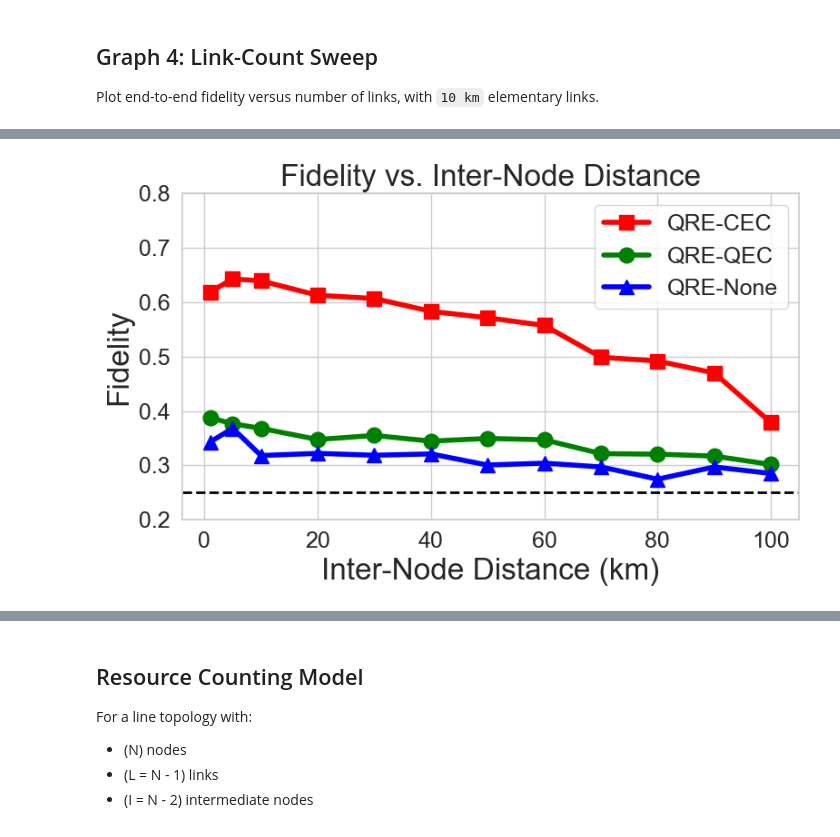
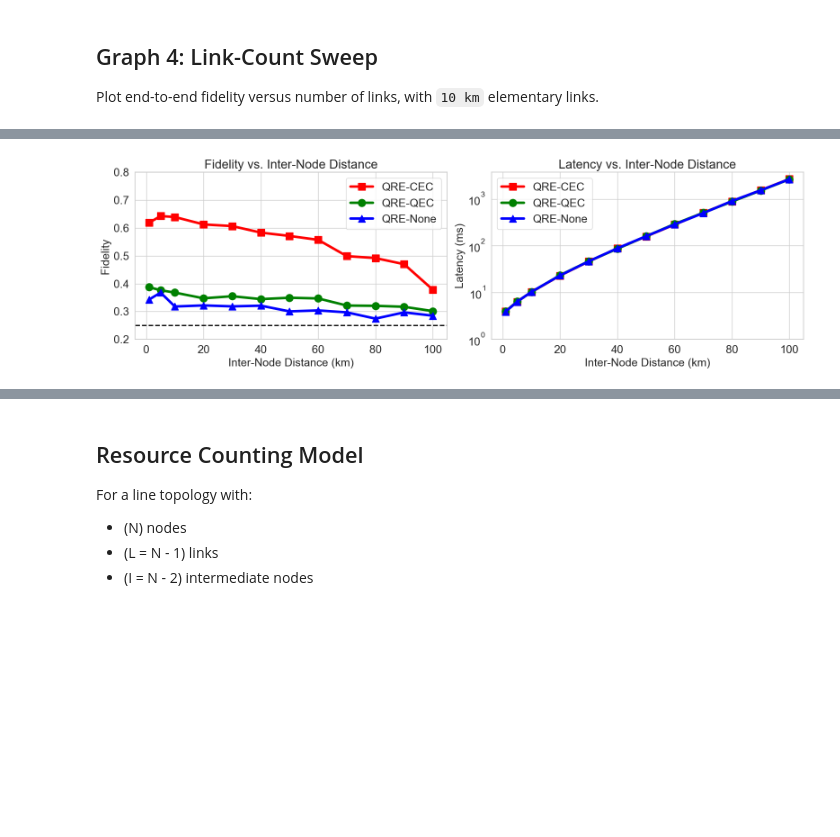
Before and after one commit to SagarPatange/QEC, a Jupyter notebook: plot.ipynb, the cells around one changed output, grey strips where cells are left out. Saved outputs shown, nothing was run; the diff lists cells and outputs as text; code cells hidden in the pictures; blank space fills up the shorter version.

```diff
--- a/plot.ipynb
+++ b/plot.ipynb
@@ -178,9 +178,9 @@ else:
     for protocol in ["cec", "qec", "none"]:
         data = graph1_summary[graph1_summary["correction_mode"] == protocol]
         ax.plot(data["two_qubit_gate_fidelity"], data["mean_fidelity"], color=colors[protocol], marker=markers[protocol], linewidth=4, markersize=12, label=names[protocol])
-    ax.set_xlabel("Two-Qubit Gate Fidelity", fontsize=24)
-    ax.set_ylabel("Fidelity", fontsize=24)
-    ax.set_title("Fidelity vs. Two-Qubit Gate Fidelity", fontsize=24)
+    ax.set_xlabel("Two-Qubit Gate Fidelity", fontsize=18)
+    ax.set_ylabel("Fidelity", fontsize=18)
+    ax.set_title("Fidelity vs. Two-Qubit Gate Fidelity", fontsize=20)
     ax.axhline(0.25, color="black", linestyle="--", linewidth=2, label="_nolegend_")
     ax.set_ylim(0.2, 1.0)
     ax.set_yticks([0.2, 0.3, 0.4, 0.5, 0.6, 0.7, 0.8, 0.9, 1.0])
@@ -344,16 +344,16 @@ else:
     names = {"cec": "QRE-CEC", "none": "QRE-None", "qec": "QRE-QEC"}
     markers = {"cec": "s", "none": "^", "qec": "o"}
 
-    fig, axes = plt.subplots(1, 2, figsize=(13, 5))
+    fig, axes = plt.subplots(1, 2, figsize=(16, 5))
     # Left panel: fidelity.
     ax0 = axes[0]
     # Draw each protocol separately so the marker shapes stay fixed.
     for protocol in ["cec", "qec", "none"]:
         data = graph4_summary[graph4_summary["correction_mode"] == protocol]
         ax0.plot(data["num_links"], data["mean_fidelity"], color=colors[protocol], marker=markers[protocol], linewidth=4, markersize=12, label=names[protocol])
-    ax0.set_xlabel("Number of Links", fontsize=24)
-    ax0.set_ylabel("Fidelity", fontsize=24)
-    ax0.set_title("Fidelity vs. Number of Links", fontsize=24)
+    ax0.set_xlabel("Number of Links", fontsize=18)
+    ax0.set_ylabel("Fidelity", fontsize=18)
+    ax0.set_title("Fidelity vs. Number of Links", fontsize=20)
     ax0.axhline(0.25, color="black", linestyle="--", linewidth=2, label="_nolegend_")
     ax0.set_ylim(0.2, 0.8)
     ax0.set_yticks([0.2, 0.3, 0.4, 0.5, 0.6, 0.7, 0.8])
@@ -366,9 +366,9 @@ else:
     for protocol in ["cec", "qec", "none"]:
         data = graph4_summary[graph4_summary["correction_mode"] == protocol]
         ax1.plot(data["num_links"], data["mean_latency_ms"], color=colors[protocol], marker=markers[protocol], linewidth=4, markersize=12, label=names[protocol])
-    ax1.set_xlabel("Number of Links", fontsize=24)
-    ax1.set_ylabel("Latency (ms)", fontsize=24)
-    ax1.set_title("Latency vs. Number of Links", fontsize=24)
+    ax1.set_xlabel("Number of Links", fontsize=18)
+    ax1.set_ylabel("Latency (ms)", fontsize=18)
+    ax1.set_title("Latency vs. Number of Links", fontsize=20)
     ax1.set_yscale("log")
     # ax1.set_xscale("log")
     ax1.set_ylim(bottom=0, top=5000)  # Set a minimum y-value to avoid issues with log scale.
@@ -386,35 +386,42 @@ else:
 # %%
 graph5_log_dir = Path("/Users/patange/Documents/Argonne/QEC/log/runner/graph5_inter_node_distance_sweep")
 graph5_df = load_runner_logs(graph5_log_dir)
 
 # Average all completed runs at each inter-node distance and protocol setting.
-graph5_summary = graph5_df.groupby(["elementary_link_km", "correction_mode"], as_index=False).agg(mean_fidelity=("fidelity", "mean")).sort_values(["elementary_link_km", "correction_mode"]).reset_index(drop=True)
+graph5_summary = graph5_df.groupby(["elementary_link_km", "correction_mode"], as_index=False).agg(mean_fidelity=("fidelity", "mean"), mean_latency_ms=("latency_ms", "mean")).sort_values(["elementary_link_km", "correction_mode"]).reset_index(drop=True)
 colors = {"cec": "red", "none": "blue", "qec": "green"}
 names = {"cec": "QRE-CEC", "none": "QRE-None", "qec": "QRE-QEC"}
 markers = {"cec": "s", "none": "^", "qec": "o"}
 
-plt.figure(figsize=(8, 5))
-ax = plt.gca()
+fig, axes = plt.subplots(1, 2, figsize=(16, 5), sharex=True)
 
-# Draw each protocol separately so the marker shapes stay fixed.
 for protocol in ["cec", "qec", "none"]:
     data = graph5_summary[(graph5_summary["correction_mode"] == protocol) & (~graph5_summary["elementary_link_km"].isin([2.5, 7.5, 110,120]))]
-    ax.plot(data["elementary_link_km"], data["mean_fidelity"], color=colors[protocol], marker=markers[protocol], linewidth=4, markersize=12, label=names[protocol])
+    axes[0].plot(data["elementary_link_km"], data["mean_fidelity"], color=colors[protocol], marker=markers[protocol], linewidth=4, markersize=12, label=names[protocol])
+    axes[1].plot(data["elementary_link_km"], data["mean_latency_ms"], color=colors[protocol], marker=markers[protocol], linewidth=4, markersize=12, label=names[protocol])
 
-# ax.set_xscale("log")
-ax.set_xlabel("Inter-Node Distance (km)", fontsize=24)
-ax.set_ylabel("Fidelity", fontsize=24)
-ax.set_title("Fidelity vs. Inter-Node Distance", fontsize=24)
-ax.axhline(0.25, color="black", linestyle="--", linewidth=2, label="_nolegend_")
-ax.set_ylim(0.2, 0.8)
-ax.set_yticks([0.2, 0.3, 0.4, 0.5, 0.6, 0.7, 0.8])
-ax.tick_params(axis="both", labelsize=18)
-ax.legend(fontsize=18)
+axes[0].set_xlabel("Inter-Node Distance (km)", fontsize=18)
+axes[0].set_ylabel("Fidelity", fontsize=18)
+axes[0].set_title("Fidelity vs. Inter-Node Distance", fontsize=20)
+axes[0].axhline(0.25, color="black", linestyle="--", linewidth=2, label="_nolegend_")
+axes[0].set_ylim(0.2, 0.8)
+axes[0].set_yticks([0.2, 0.3, 0.4, 0.5, 0.6, 0.7, 0.8])
+axes[0].tick_params(axis="both", labelsize=18)
+axes[0].legend(fontsize=18)
+
+axes[1].set_xlabel("Inter-Node Distance (km)", fontsize=18)
+axes[1].set_ylabel("Latency (ms)", fontsize=18)
+axes[1].set_title("Latency vs. Inter-Node Distance", fontsize=20)
+axes[1].tick_params(axis="both", labelsize=18)
+axes[1].legend(fontsize=18)
+axes[1].set_yscale("log")
+axes[1].set_yticks([1e0, 1e1, 1e2, 1e3])
+
 
 plt.tight_layout()
 plt.savefig(output_dir / "fidelity_vs_inter_node_distance_5linktopology.png", dpi=300, bbox_inches="tight")
 plt.show()
 
 graph5_summary
 # %% [output]
-[figure, old version]
+[figure, new version]
```
Also changed, not shown: parts of 12 cells of this notebook, 12 other files.
